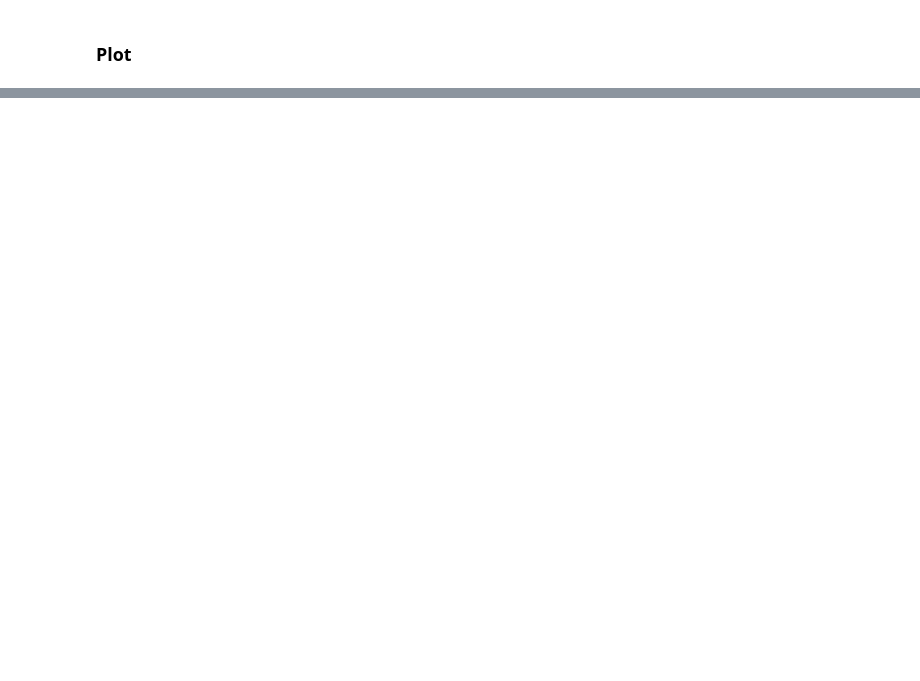
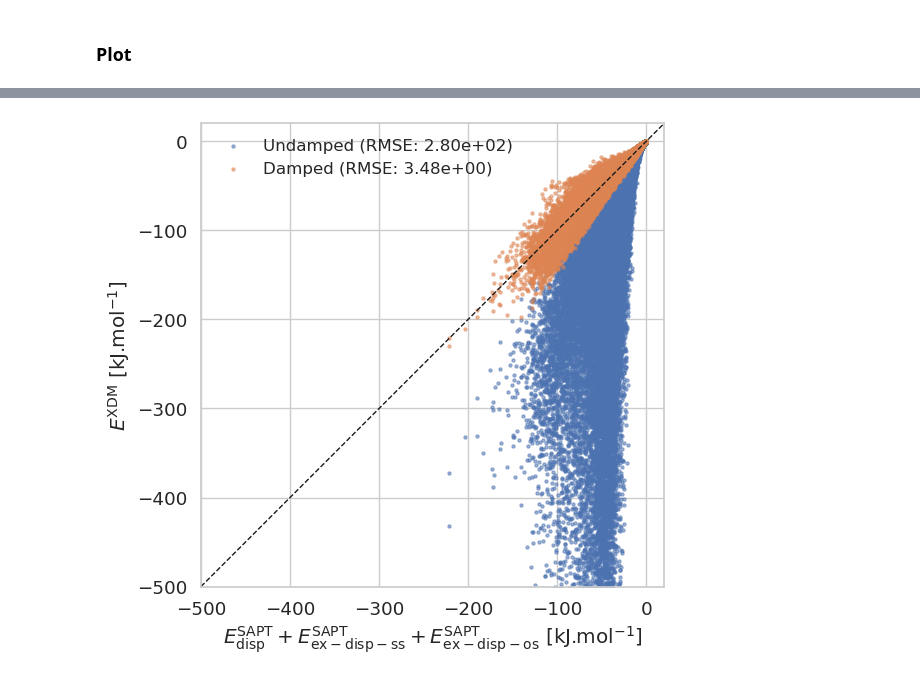
Before and after one commit to michellab/EMLE_LJ_SI, a Jupyter notebook: training_LJ/fit_rvdw_params/plot.ipynb, the cells around one changed output, grey strips where cells are left out. Saved outputs shown, nothing was run; the diff lists cells and outputs as text; code cells hidden in the pictures; blank space fills up the shorter version.

```diff
--- a/training_LJ/fit_rvdw_params/plot.ipynb
+++ b/training_LJ/fit_rvdw_params/plot.ipynb
@@ -65,0 +25,60 @@ plt.show()
+# %%
+sns.set(style="whitegrid", font_scale=1.2)
+
+
+def metrics(y_ref, y_pred):
+    err = y_pred - y_ref
+    rmse = np.sqrt(np.mean(err**2))
+    mae = np.mean(np.abs(err))
+    mse = np.mean(err)  # mean signed error (bias)
+    tau, _ = kendalltau(y_ref, y_pred)
+    rho, _ = spearmanr(y_ref, y_pred)
+    r2 = r2_score(y_ref, y_pred)
+    return rmse, mae, mse, tau, rho, r2
+
+
+x = data_dict["e_disp_ref"]
+y_init = np.asarray(data_dict["e_disp_xdm_init"])
+y_final = data_dict["e_disp_xdm_final"]
+
+rmse_i, mae_i, mse_i, tau_i, rho_i, r2_i = metrics(x, y_init)
+rmse_f, mae_f, mse_f, tau_f, rho_f, r2_f = metrics(x, y_final)
+
+# Plot
+fig, ax = plt.subplots(figsize=(6, 6))
+ax.scatter(
+    x,
+    y_init,
+    s=5,
+    alpha=0.5,
+    rasterized=True,
+    label="Undamped (RMSE: {:.2e})".format(rmse_i),
+)
+ax.scatter(
+    x,
+    y_final,
+    s=5,
+    alpha=0.5,
+    rasterized=True,
+    label="Damped (RMSE: {:.2e})".format(rmse_f),
+)
+
+lims = [-500, 20]
+ax.plot(lims, lims, "k--", lw=1)
+ax.set_xlim(lims)
+ax.set_ylim(lims)
+
+ax.set_xlabel(
+    r"$E^{\rm SAPT}_{\rm disp}+E^{\rm SAPT}_{\rm ex-disp-ss}+E^{\rm SAPT}_{\rm ex-disp-os}$ [kJ.mol$^{-1}$]"
+)
+ax.set_ylabel(r"$E^{\rm XDM}$ [kJ.mol$^{-1}$]")
+ax.set_aspect("equal", adjustable="box")
+
+ax.legend(frameon=False, loc="upper left", fontsize=12)
+ax.grid(True)
+
+plt.tight_layout()
+plt.savefig("fit_results.pdf", dpi=1200, bbox_inches="tight")
+plt.show()
+# %% [output]
+[figure, added]
```
Also changed, not shown: parts of 4 cells of this notebook, 2 other files.
